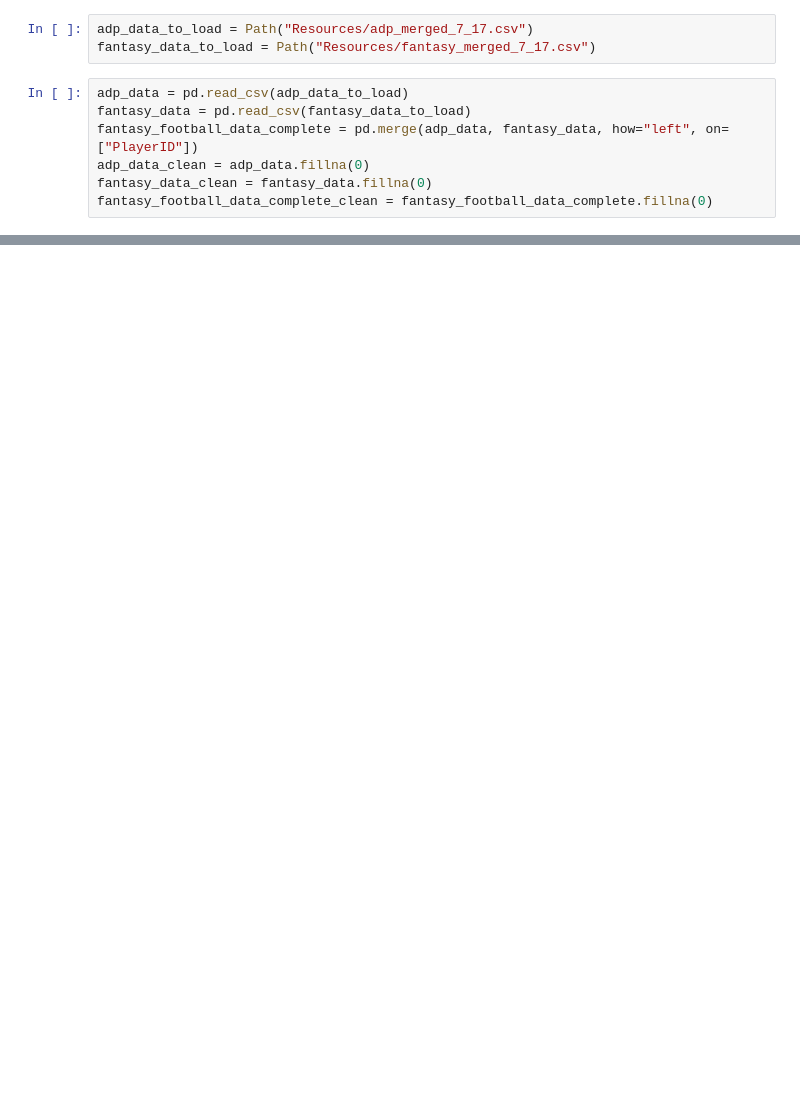
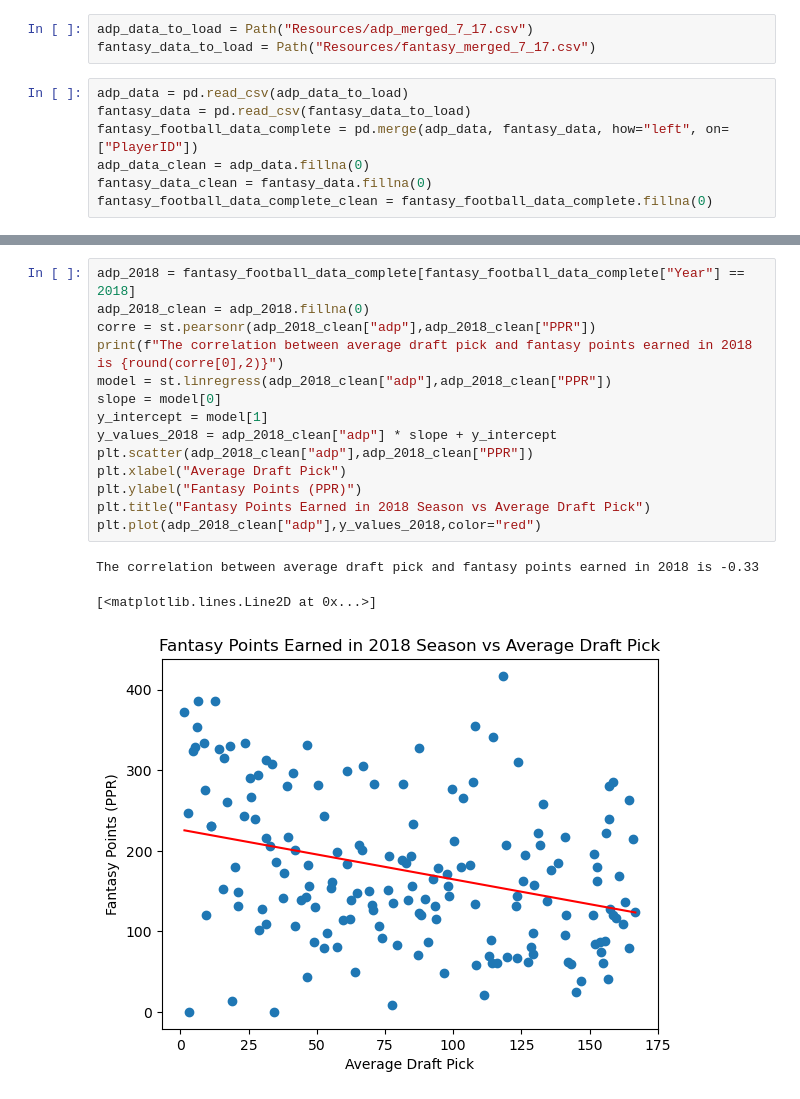
Before and after one commit to ShawnS33/fire_fantasy_project, a Jupyter notebook: FF_analysis_John_Nguyen.ipynb, the cells around one changed output, grey strips where cells are left out. Drawn from its saved outputs; the diff is of its cells as text; blank space fills up the shorter version.

```diff
--- a/FF_analysis_John_Nguyen.ipynb
+++ b/FF_analysis_John_Nguyen.ipynb
@@ -22,0 +90,18 @@ fantasy_football_data_complete_clean = fantasy_football_data_complete.fillna(0)
+# %%
+adp_2018 = fantasy_football_data_complete[fantasy_football_data_complete["Year"] == 2018]
+adp_2018_clean = adp_2018.fillna(0)
+corre = st.pearsonr(adp_2018_clean["adp"],adp_2018_clean["PPR"])
+print(f"The correlation between average draft pick and fantasy points earned in 2018 is {round(corre[0],2)}")
+model = st.linregress(adp_2018_clean["adp"],adp_2018_clean["PPR"])
+slope = model[0]
+y_intercept = model[1]
+y_values_2018 = adp_2018_clean["adp"] * slope + y_intercept
+plt.scatter(adp_2018_clean["adp"],adp_2018_clean["PPR"])
+plt.xlabel("Average Draft Pick")
+plt.ylabel("Fantasy Points (PPR)")
+plt.title("Fantasy Points Earned in 2018 Season vs Average Draft Pick")
+plt.plot(adp_2018_clean["adp"],y_values_2018,color="red")
+# %% [output]
+The correlation between average draft pick and fantasy points earned in 2018 is -0.33
+[<matplotlib.lines.Line2D at 0x...>]
+[figure, added]
```
Also changed, not shown: parts of 15 cells of this notebook, 1 other file.
